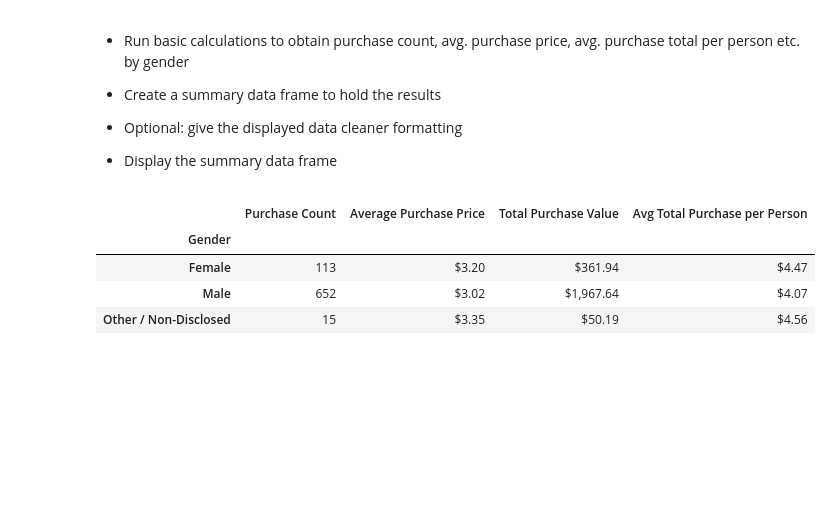
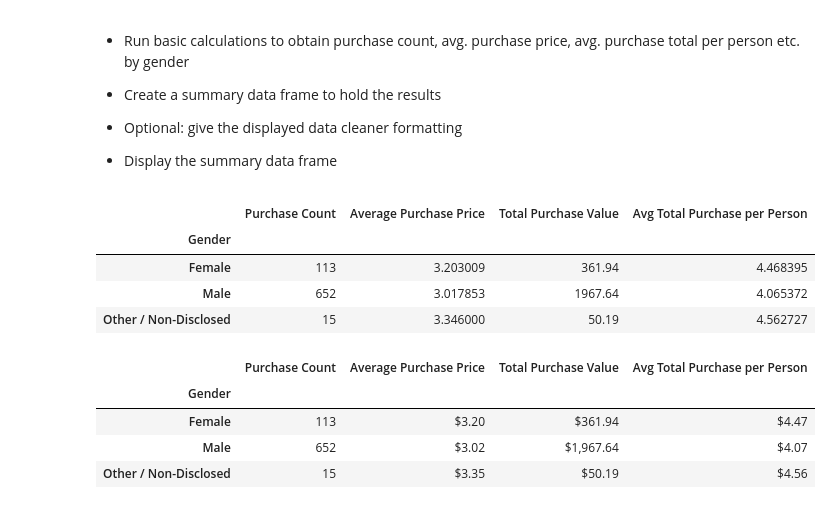
Before and after one commit to cjdance/pandas-challenge, a Jupyter notebook: Heroes ofPyMoli/HeroesOfPymoli_starter.ipynb, the cells around one changed output. Drawn from its saved outputs; the diff is of its cells as text; code cells hidden in the pictures; blank space fills up the shorter version.

Commit message:
Uploading latest copy of PyMoli work file, containing purchase table broken down by gender.

```diff
--- a/Heroes ofPyMoli/HeroesOfPymoli_starter.ipynb
+++ b/Heroes ofPyMoli/HeroesOfPymoli_starter.ipynb
@@ -87,0 +75,7 @@ gender_df
+# %%
+gender_df = purchase_data.drop_duplicates('SN',keep = 'first')
+gender_count_df = gender_df.groupby('Gender').count()
+gender_count_df["Percentage of Players"] = (gender_count_df['SN']/len(ind_players) * 100
+gender_count_df = gender_count_df[['SN','Percentage of Players']]
+gender_count_df = gender_count_df.rename(columns={'SN':'Total Count'})
+gender_count_df
@@ -107,6 +107,23 @@ gender_df
 
 
 * Display the summary data frame
+# %%
+gender_df2 = purchase_data.groupby('Gender')
+purchase_count = gender_df['Purchase ID'].count()
+ave_purchase = gender_df['Price'].mean()
+tot_purchase = gender_df['Price'].sum()
+ave_purch_person = tot_purchase/gender_count_df['Total Count']
+gender_purch_df = pd.DataFrame({"Purchase Count": purchase_count,
+                                "Average Purchase Price": ave_purchase,
+                                "Total Purchase Value": tot_purchase,
+                                "Avg Total Purchase per Person": ave_purch_person})
+gender_purch_df
+# %% [output]
+|  | Purchase Count | Average Purchase Price | Total Purchase Value | Avg Total Purchase per Person |
+| Gender |  |  |  |  |
+| Female | 113 | 3.203009 | 361.94 | 4.468395 |
+| Male | 652 | 3.017853 | 1967.64 | 4.065372 |
+| Other / Non-Disclosed | 15 | 3.346000 | 50.19 | 4.562727 |
 # %%
 # %% [output]
 |  | Purchase Count | Average Purchase Price | Total Purchase Value | Avg Total Purchase per Person |
```
Also changed, not shown: parts of 2 cells of this notebook.
